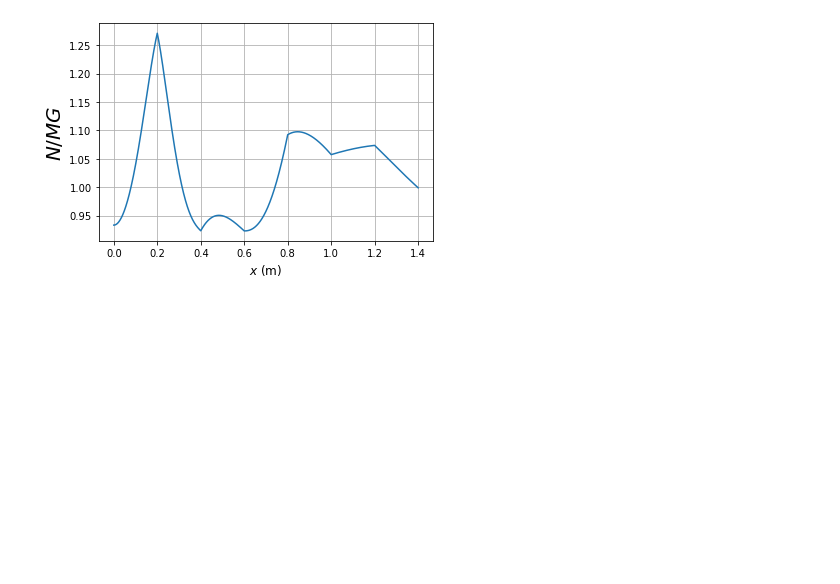
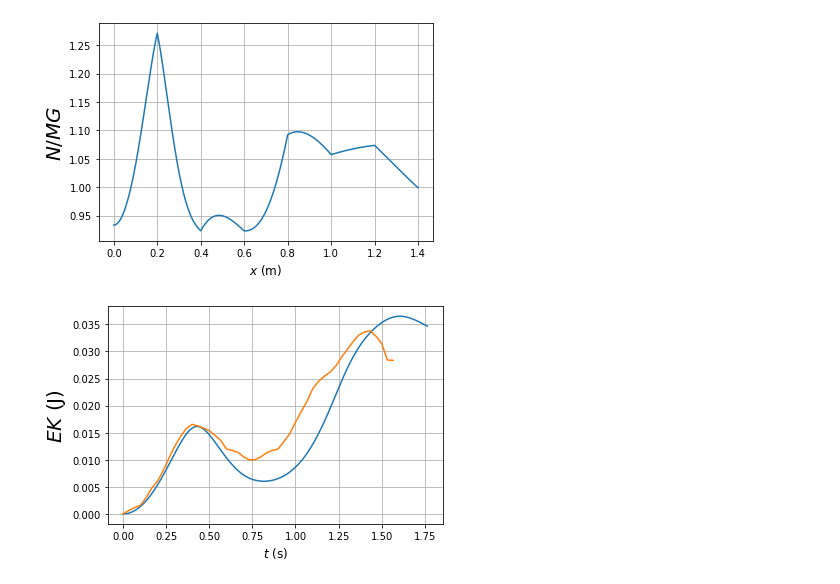
Before and after one commit to KSkrede/FysikkLab, a Jupyter notebook: FysikkLab.ipynb, the cells around one changed output. Saved outputs shown, nothing was run; the diff lists cells and outputs as text; code cells hidden in the pictures; blank space fills up the shorter version.

Commit message:
new computation of stadard and relative error + graphs of measurements

```diff
--- a/FysikkLab.ipynb
+++ b/FysikkLab.ipynb
@@ -130,7 +124,31 @@ treghetmoment = c*M*R*R
+# %%
+g = 9.81
+# treghetsmomentet
+c = 2/5
+M = 0.031
+R = 0.011
+I = c*M*R**2
+
+file = 'lab_data.txt'
+f = open(file, 'r')
+data_list = f.readlines()
+time_data, x_data, y_data, v_data, ek_data = [],[],[],[],[]
+
+for i in range(2,len(data_list)):
+    data_list[i] = data_list[i].replace(',','.')
+    data = data_list[i].strip('\n').split('\t')
+    time_data.append(float(data[0]))
+    x_data.append(float(data[1]))
+    y_data.append(float(data[2]))
+    v_data.append(float(data[3]))
+    omega = float(data[3])/R
+    e_kinetic = (1/2)*M*(float(data[3])**2)
+    e_rotation = (1/2)*I*(omega**2)
+    ek_data.append(e_kinetic+e_rotation)
 # %%
 # fart
 def v():
-    return np.sqrt((2*9.81*(y[0]-y)/(1+c)))
+    return np.sqrt((2*g*(y[0]-y)/(1+c)))
 # %%
 fart = plt.figure('y(x)', figsize=(12, 6))
 plt.plot(x, v())
@@ -250,3 +270,15 @@ plt.grid()
 plt.show()
 # %% [output]
 [figure]
+# %%
+def kinetic_energy():
+    return 1/2 * M * v()**2 + 1/2 * I * (v()/R)**2
+
+plt.plot(t(), kinetic_energy())
+plt.plot(time_data, ek_data)
+plt.xlabel('$t$ (s)', fontsize=12)
+plt.ylabel('$EK$ (J)', fontsize=20)
+plt.grid()
+plt.show()
+# %% [output]
+[figure, added]
```
Also changed, not shown: parts of 6 cells of this notebook, 2 other files.
